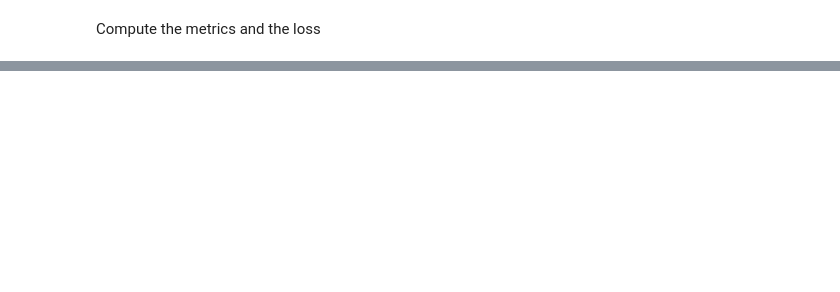
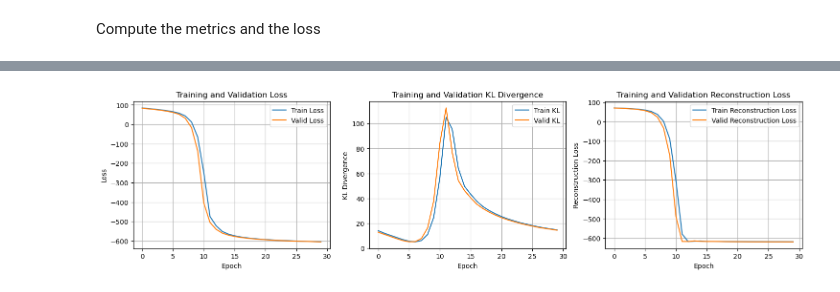
Before and after one commit to BenjaminDeporte/MVA_Stage, a Jupyter notebook: Train_GPVAE_v1.ipynb, the cells around one changed output, grey strips where cells are left out. Drawn from its saved outputs; the diff is of its cells as text; code cells hidden in the pictures; blank space fills up the shorter version.

```diff
--- a/Train_GPVAE_v1.ipynb
+++ b/Train_GPVAE_v1.ipynb
@@ -693,0 +835,6 @@ plt.show()
+# %%
+# Training parameters
+
+num_epochs = 30 # number of epochs to train the model
+K = 10  # number of samples to draw from the decoder distribution
+learning_rate = 1e-4
@@ -693,0 +886,9 @@ plt.show()
+# %%
+train_losses = []
+valid_losses = []
+
+kls_train = []
+kls_valid = []
+
+reconstruction_losses_train = []
+reconstruction_losses_valid = []
@@ -693,0 +950,30 @@ plt.show()
+# %%
+fig, ax = plt.subplots(1, 3, figsize=(18, 4))
+
+ax[0].plot(train_losses, label="Train Loss")
+ax[0].plot(valid_losses, label="Valid Loss")
+ax[0].set_xlabel("Epoch")
+ax[0].set_ylabel("Loss")
+ax[0].set_title("Training and Validation Loss")
+ax[0].grid()
+ax[0].legend()
+
+ax[1].plot(kls_train, label="Train KL")
+ax[1].plot(kls_valid, label="Valid KL")
+ax[1].set_xlabel("Epoch")
+ax[1].set_ylabel("KL Divergence")
+ax[1].set_title("Training and Validation KL Divergence")
+ax[1].grid()
+ax[1].legend()
+
+ax[2].plot(reconstruction_losses_train, label="Train Reconstruction Loss")
+ax[2].plot(reconstruction_losses_valid, label="Valid Reconstruction Loss")
+ax[2].set_xlabel("Epoch")
+ax[2].set_ylabel("Reconstruction Loss")
+ax[2].set_title("Training and Validation Reconstruction Loss")
+ax[2].grid()
+ax[2].legend()
+
+plt.show()
+# %% [output]
+[figure, added]
```
Also changed, not shown: parts of 36 cells of this notebook, 4 other files.
